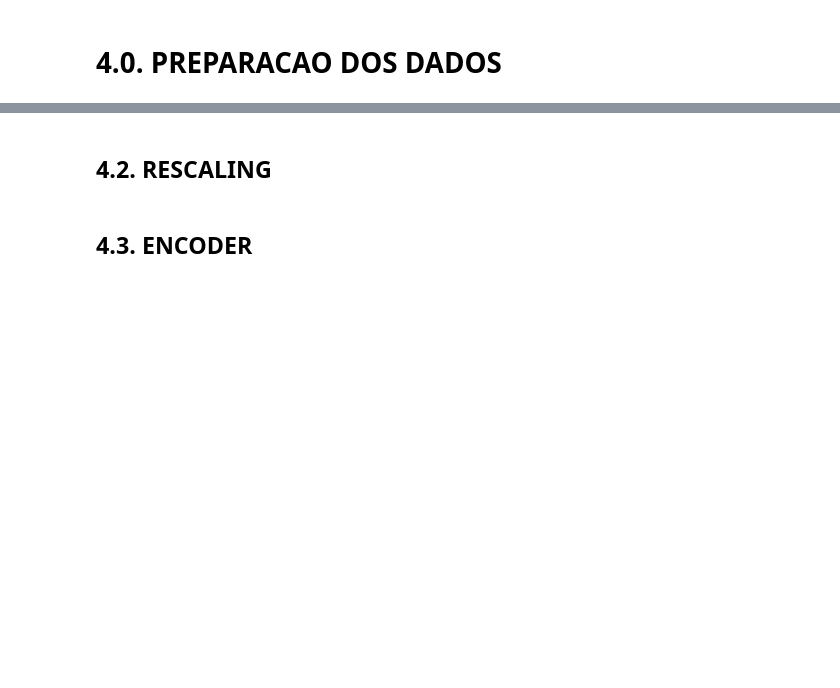
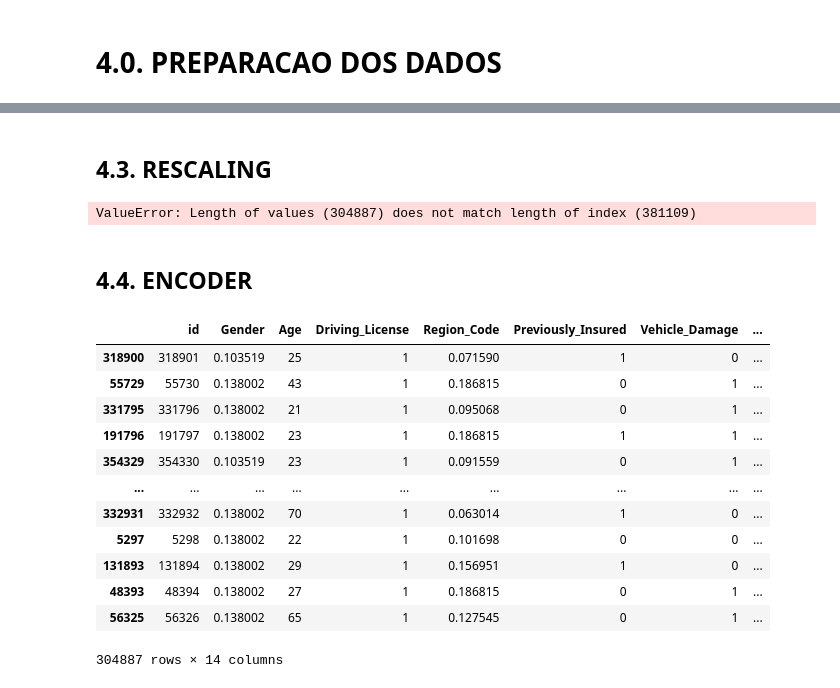
Before and after one commit to cristiandaco/health_insurance_cross_sell, a Jupyter notebook: 04_preparacao_dos_dados.ipynb, the cells around one changed output, grey strips where cells are left out. Saved outputs shown, nothing was run; the diff lists cells and outputs as text; code cells hidden in the pictures; blank space fills up the shorter version.

```diff
--- a/04_preparacao_dos_dados.ipynb
+++ b/04_preparacao_dos_dados.ipynb
@@ -402,3 +408,6 @@ sns.barplot( x = 'Age_Vehicle', y = 'id', hue = 'Response', data = aux12 );
 # 4.0. PREPARACAO DOS DADOS
 # %%
 df4 = df3.copy()
+df4 = df4[['id', 'Gender', 'Age', 'Driving_License', 'Region_Code',
+       'Previously_Insured', 'Vehicle_Age', 'Vehicle_Damage', 'Annual_Premium',
+       'Policy_Sales_Channel', 'Vintage', 'Response']]
@@ -405 +416,8 @@ df4 = df3.copy()
+# %%
+x = df4.drop( 'Response', axis = 1 )
+y = df4['Response'].copy()
+
+x_train, x_test, y_train, y_test = ms.train_test_split( x, y, test_size = 0.2 )
+
+df4 = pd.concat( [x_train, y_train], axis = 1 )
 # %% [markdown]
@@ -407,8 +425,51 @@ df4 = df3.copy()
+# %%
+# annual_premium
+ss = pp.StandardScaler()
+
+df4['Annual_Premium'] = ss.fit_transform( df4[['Annual_Premium']].values )
 # %% [markdown]
-## 4.2. RESCALING
+## 4.3. RESCALING
 # %%
+mm_age = pp.MinMaxScaler()
+mm_vintage = pp.MinMaxScaler()
+
 #age
+df['Age'] = mm_age.fit_transform( df4[['Age']].values )
+
+#vintage
+df['Vintage'] = mm_vintage.fit_transform( df4[['Vintage']].values )
+# %% [output]
+ValueError: Length of values (304887) does not match length of index (381109)
 # %% [markdown]
-## 4.3. ENCODER
+## 4.4. ENCODER
 # %%
-#dirving_license
+#gender - target enconding
+target_encoding_gender = df4.groupby( 'Gender' )['Response'].mean()
+df4.loc[:, 'Gender'] = df4['Gender'].map( target_encoding_gender )
+
+# region_code - Quando há muitos niveis na variável categórica +6 usar target encoding
+target_encoding_region_encoding = df4.groupby( 'Region_Code' )['Response'].mean()
+df4.loc[:, 'Region_Code'] = df4['Region_Code'].map( target_encoding_region_encoding )
+
+# vehicle_age - One Hot Encoding ou Order Encoding
+df4 = pd.get_dummies( df4, prefix= 'Vehicle_Age', columns = ['Vehicle_Age'] )
+
+# policy_sales_channel Targer encoding / Frequency encoding
+fe_policy_sales_channel = df4.groupby( 'Policy_Sales_Channel' ).size() / len( df4 )
+df4.loc[:, 'Policy_Sales_Channel'] = df4['Policy_Sales_Channel'].map( fe_policy_sales_channel )
+# %%
+df4
+# %% [output]
+|  | id | Gender | Age | Driving_License | Region_Code | Previously_Insured | Vehicle_Damage | ... |
+| 318900 | 318901 | 0.103519 | 25 | 1 | 0.071590 | 1 | 0 | ... |
+| 55729 | 55730 | 0.138002 | 43 | 1 | 0.186815 | 0 | 1 | ... |
+| 331795 | 331796 | 0.138002 | 21 | 1 | 0.095068 | 0 | 1 | ... |
+| 191796 | 191797 | 0.138002 | 23 | 1 | 0.186815 | 1 | 1 | ... |
+| 354329 | 354330 | 0.103519 | 23 | 1 | 0.091559 | 0 | 1 | ... |
+| ... | ... | ... | ... | ... | ... | ... | ... | ... |
+| 332931 | 332932 | 0.138002 | 70 | 1 | 0.063014 | 1 | 0 | ... |
+| 5297 | 5298 | 0.138002 | 22 | 1 | 0.101698 | 0 | 0 | ... |
+| 131893 | 131894 | 0.138002 | 29 | 1 | 0.156951 | 1 | 0 | ... |
+| 48393 | 48394 | 0.138002 | 27 | 1 | 0.186815 | 0 | 1 | ... |
+| 56325 | 56326 | 0.138002 | 65 | 1 | 0.127545 | 0 | 1 | ... |
+304887 rows × 14 columns
```
Also changed, not shown: parts of 4 cells of this notebook.
